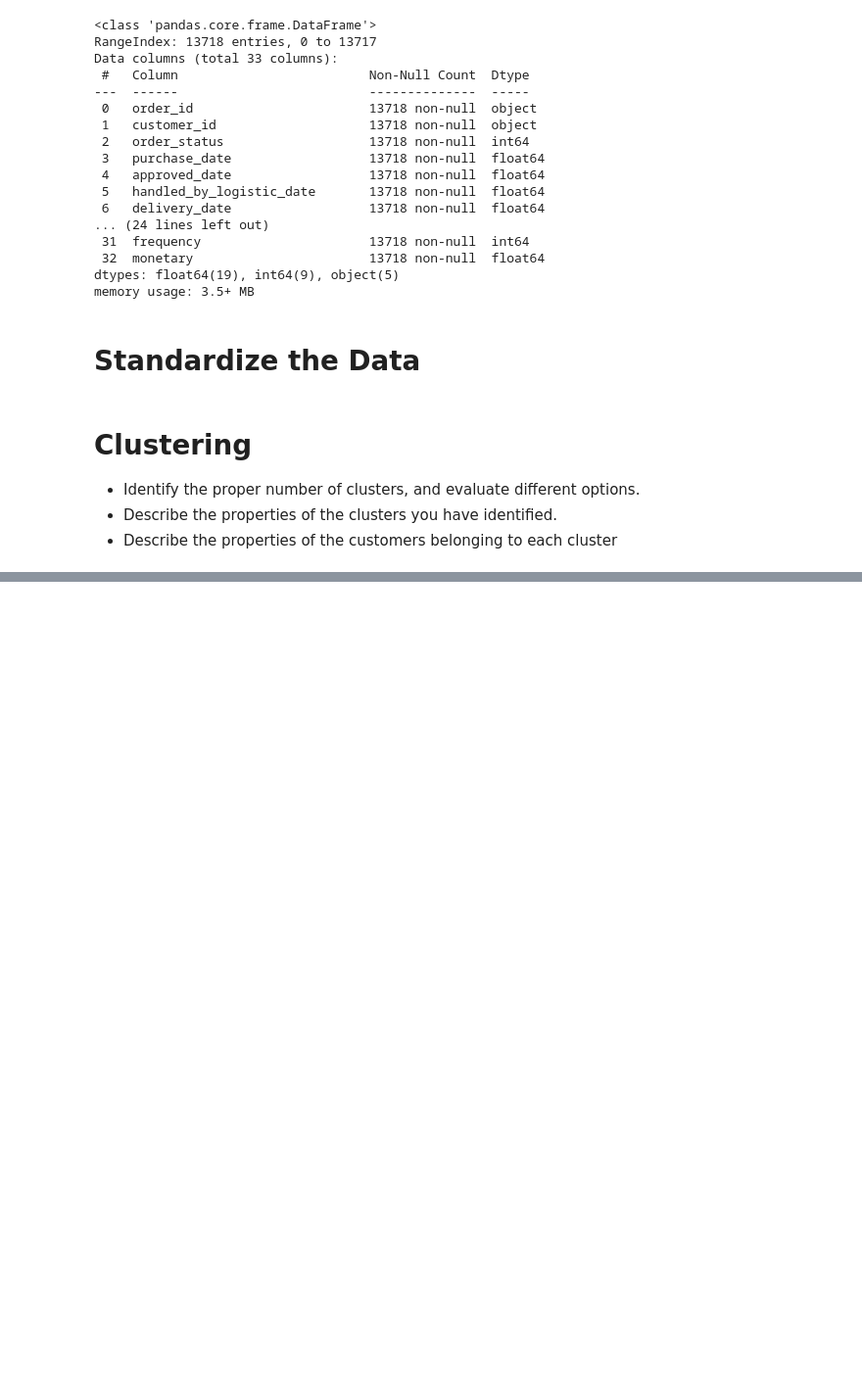
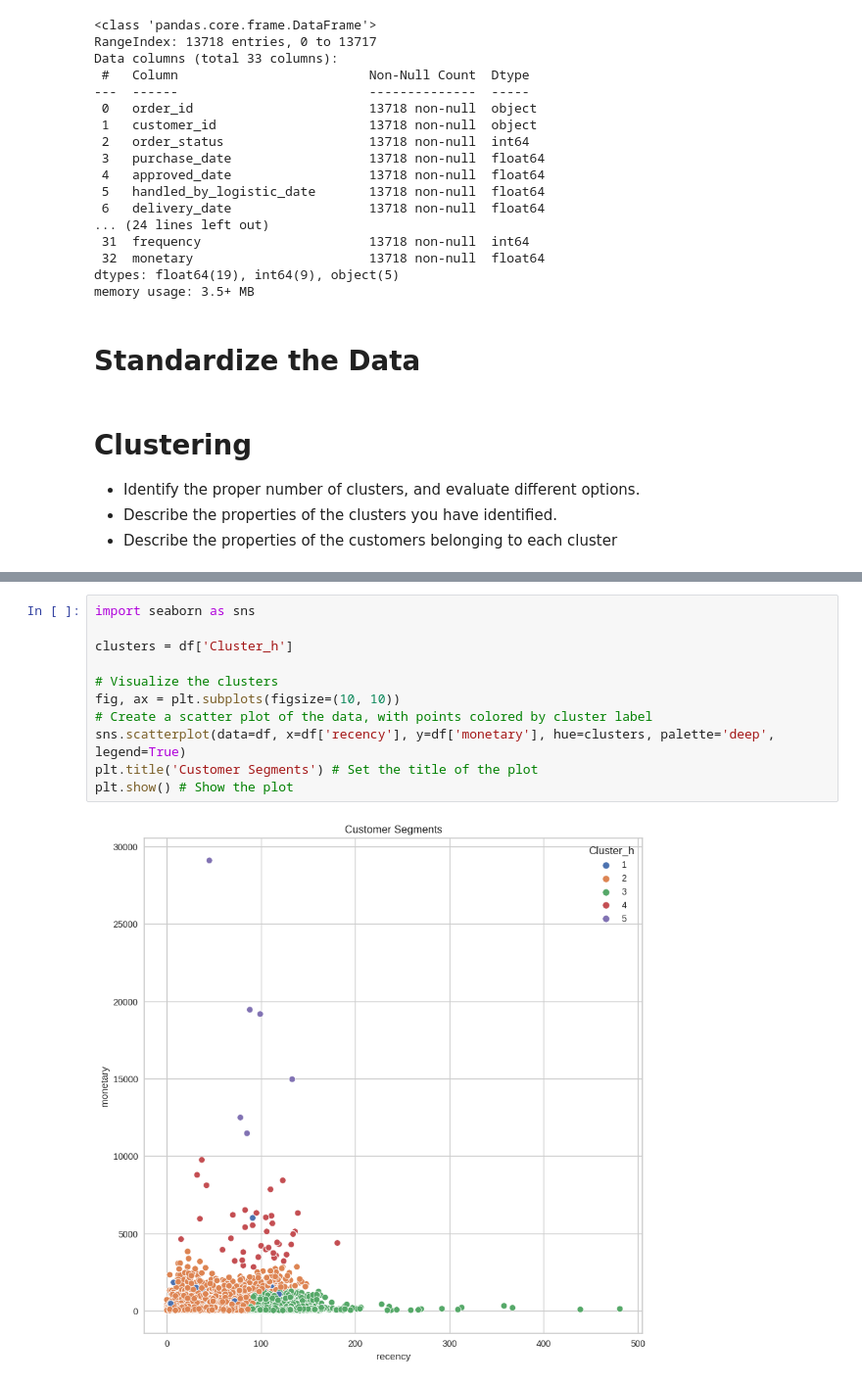
Before and after one commit to prffraia/Machine_Learning, a Jupyter notebook: 03_Clustering.ipynb, the cells around one changed output, grey strips where cells are left out. Shown at 98% size. Saved outputs shown, nothing was run; the diff lists cells and outputs as text; blank space fills up the shorter version.

```diff
--- a/03_Clustering.ipynb
+++ b/03_Clustering.ipynb
@@ -234,0 +287,13 @@ See the caveats in the documentation: https://pandas.pydata.org/pandas-docs/stab
+# %%
+import seaborn as sns
+
+clusters = df['Cluster_h']
+
+# Visualize the clusters
+fig, ax = plt.subplots(figsize=(10, 10))
+# Create a scatter plot of the data, with points colored by cluster label
+sns.scatterplot(data=df, x=df['recency'], y=df['monetary'], hue=clusters, palette='deep', legend=True)
+plt.title('Customer Segments') # Set the title of the plot
+plt.show() # Show the plot
+# %% [output]
+[figure, added]
```
Also changed, not shown: parts of 22 cells of this notebook.
